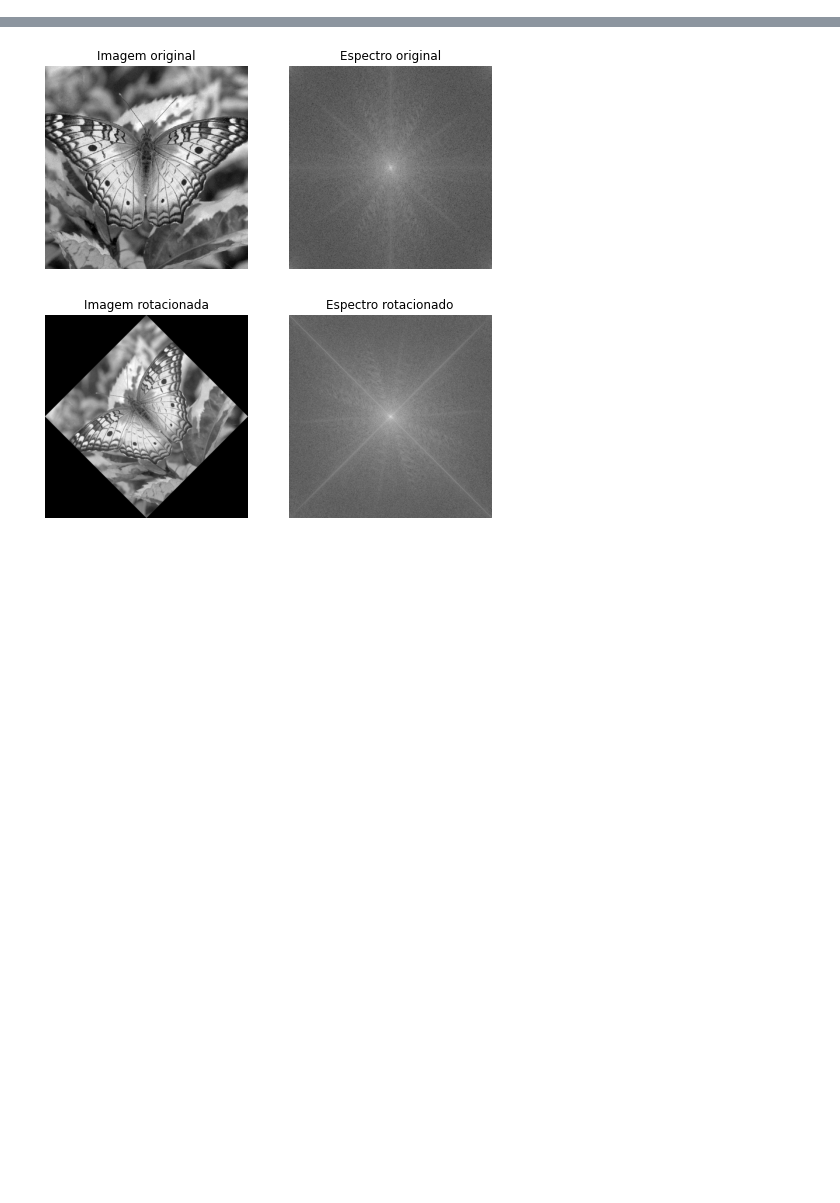
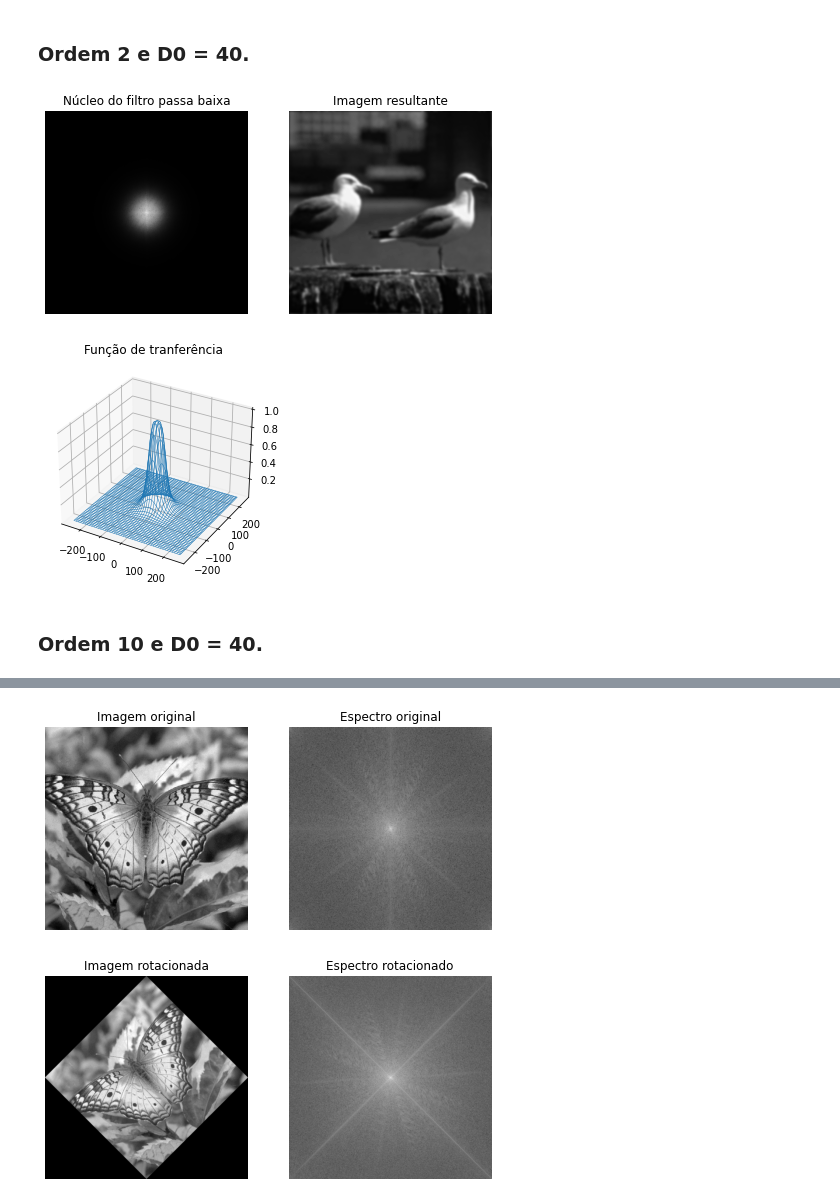
Before and after one commit to FelipeMatoba/mc920-trabalho2, a Jupyter notebook: project2.ipynb, the cells around one changed output, grey strips where cells are left out. Cells and saved outputs as stored; diff of their text form; code cells hidden in the pictures; blank space fills up the shorter version.

```diff
--- a/project2.ipynb
+++ b/project2.ipynb
@@ -83,0 +137,57 @@ plt.show()
+# %% [markdown]
+### Ordem 2 e D0 = 40.
+# %%
+img_name = 'seagull.png'
+img = cv2.imread('in/' + img_name, 0)
+
+if img is None:
+    sys.exit("Could not read the image.")
+
+ft = np.fft.fft2(img)
+ft = np.fft.fftshift(ft)
+
+# Parâmetros do filtro de Butterworth:
+#   n: ordem
+#   D0: frequência de corte
+A, B, H = butterworth_low(ft, 2, 40)
+butterworth = H * ft
+
+# Desfaz o shift e aplica a transformada inversa
+butterworth = np.fft.ifftshift(butterworth)
+butterworth = np.fft.ifft2(butterworth)
+butterworth = np.real(butterworth)
+
+# Cálculo do espectro de Fourier
+espectro = np.log(np.abs(ft) + 1)
+max_pixel = np.max(espectro)
+if max_pixel > 0:
+    espectro = (255/max_pixel)*espectro
+
+# Visualização das imagens
+f, axarr = plt.subplots(1,2, figsize = (8,8))
+axarr[0].imshow(H * espectro, cmap = 'gray')
+axarr[0].set_title("Núcleo do filtro passa baixa")
+axarr[0].axis('off')
+
+axarr[1].imshow(butterworth, cmap = 'gray')
+axarr[1].set_title("Imagem resultante")
+axarr[1].axis('off')
+plt.show()
+
+from mpl_toolkits.mplot3d import Axes3D
+fig = plt.figure()
+ax = fig.gca(projection='3d')
+plot = ax.plot_wireframe(A, B, H, linewidth=0.5)
+ax.set_title("Função de tranferência")
+plt.savefig('out/transfer_low.png')
+plt.show()
+
+if not cv2.imwrite('out/low_butter2.png', butterworth):
+    print("Falha ao salvar a imagem")
+if not cv2.imwrite('out/nucleo_low_butter2.png', H * espectro):
+    print("Falha ao salvar a imagem")
+# %% [output]
+[figure, added]
+[figure, added]
+# %% [markdown]
+### Ordem 10 e D0 = 40.
```
Also changed, not shown: parts of 28 cells of this notebook, 25 other files.
